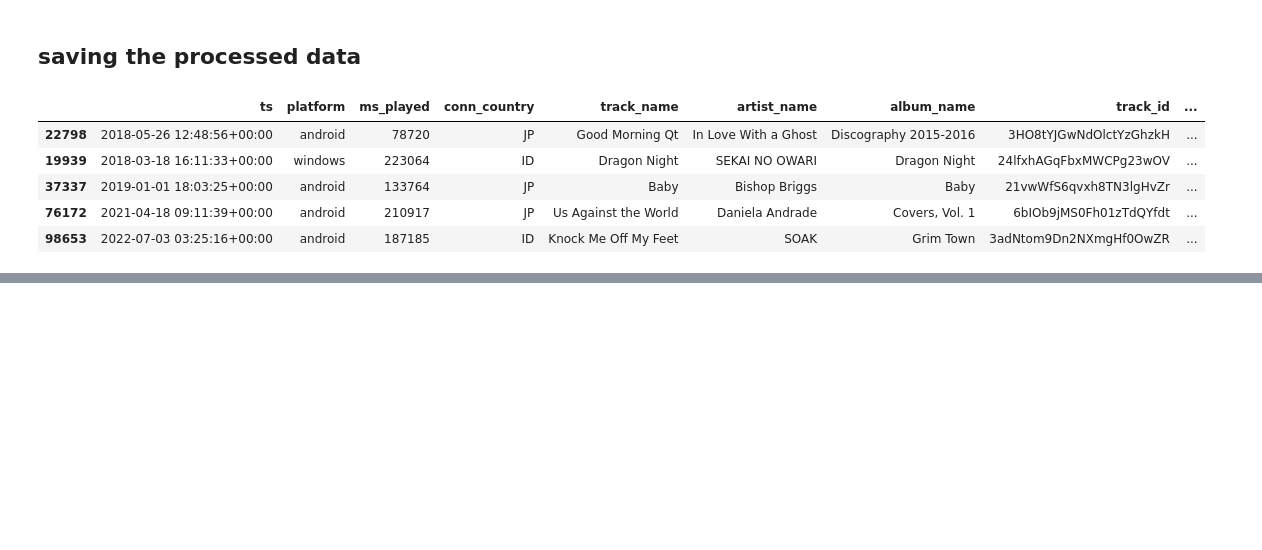
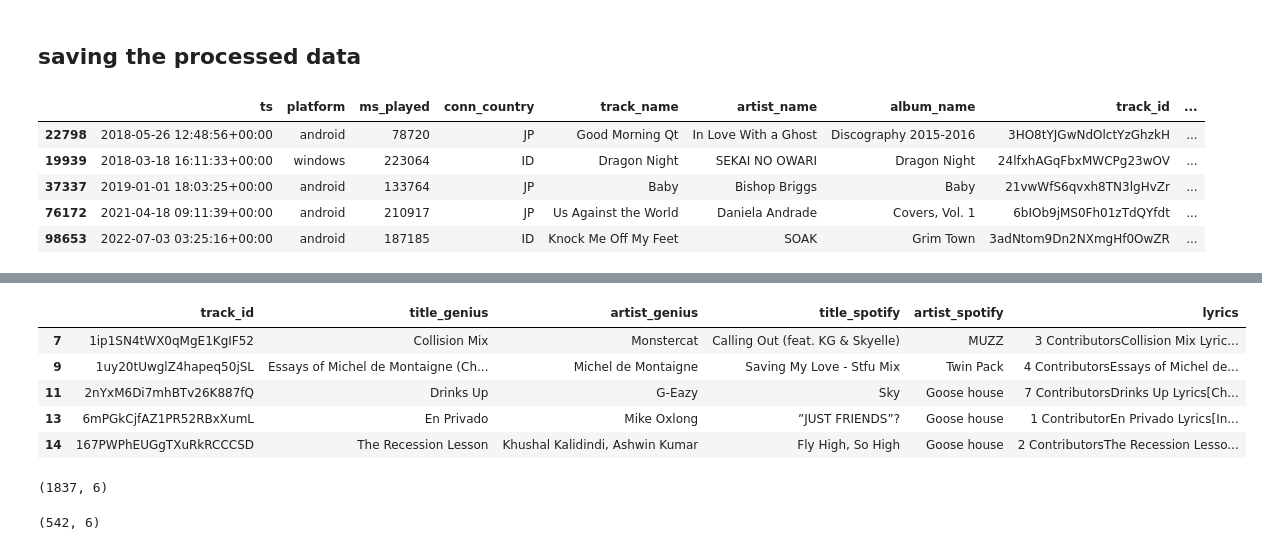
Before and after one commit to nazhifkojaz/Spotify-Analysis-Data-Collection-, a Jupyter notebook: data_preprocessing.ipynb, the cells around one changed output, grey strips where cells are left out. Drawn from its saved outputs; the diff is of its cells as text; code cells hidden in the pictures; blank space fills up the shorter version.

```diff
--- a/data_preprocessing.ipynb
+++ b/data_preprocessing.ipynb
@@ -5,6 +5,8 @@ import pandas as pd
 import seaborn as sns
 import numpy as np
 import matplotlib.pyplot as plt
+# %%
+pd.set_option('display.max_rows', 500)
 # %% [markdown]
 # Tracks Streaming Data
 # %% [markdown]
@@ -658,0 +663,4 @@ tracks_df.to_csv('datasets/tracks_df_processed.csv', index=False)
+# %%
+# let's load the lyrics data that we have scraped from Genius (through LyricsGenius)
+lyrics_df = pd.read_csv('datasets/lyrics_data.csv')
+lyrics_df.rename(columns={'Unnamed: 0':'track_id'}, inplace=True)
@@ -658,0 +677,23 @@ tracks_df.to_csv('datasets/tracks_df_processed.csv', index=False)
+# %%
+# remove rows with NaN in lyrics column
+lyrics_df.dropna(subset=['lyrics'], inplace=True)
+# %%
+# rows mismatched artist_genius and artist_spotify
+mismatched_artists = lyrics_df[lyrics_df['artist_genius'] != lyrics_df['artist_spotify']]
+display(mismatched_artists.head(5))
+display(mismatched_artists.shape)
+# %% [output]
+|  | track_id | title_genius | artist_genius | title_spotify | artist_spotify | lyrics |
+| 7 | 1ip1SN4tWX0qMgE1KgIF52 | Collision Mix | Monstercat | Calling Out (feat. KG & Skyelle) | MUZZ | 3 ContributorsCollision Mix Lyric... |
+| 9 | 1uy20tUwglZ4hapeq50jSL | Essays of Michel de Montaigne (Ch... | Michel de Montaigne | Saving My Love - Stfu Mix | Twin Pack | 4 ContributorsEssays of Michel de... |
+| 11 | 2nYxM6Di7mhBTv26K887fQ | Drinks Up | G-Eazy | Sky | Goose house | 7 ContributorsDrinks Up Lyrics[Ch... |
+| 13 | 6mPGkCjfAZ1PR52RBxXumL | En Privado | Mike Oxlong | ”JUST FRIENDS”? | Goose house | 1 ContributorEn Privado Lyrics[In... |
+| 14 | 167PWPhEUGgTXuRkRCCCSD | The Recession Lesson | Khushal Kalidindi, Ashwin Kumar | Fly High, So High | Goose house | 2 ContributorsThe Recession Lesso... |
+(1837, 6)
+# %%
+# rows where artist_genius and artist_spotify are different, but one is a substring of the other
+within_substring = mismatched_artists.apply(lambda row: row['artist_spotify'].lower() in row['artist_genius'].lower()
+                            or row['artist_genius'].lower() in row['artist_spotify'].lower(), axis=1)
+mismatched_artists[within_substring].shape
+# %% [output]
+(542, 6)
```
Also changed, not shown: parts of 11 cells of this notebook.
